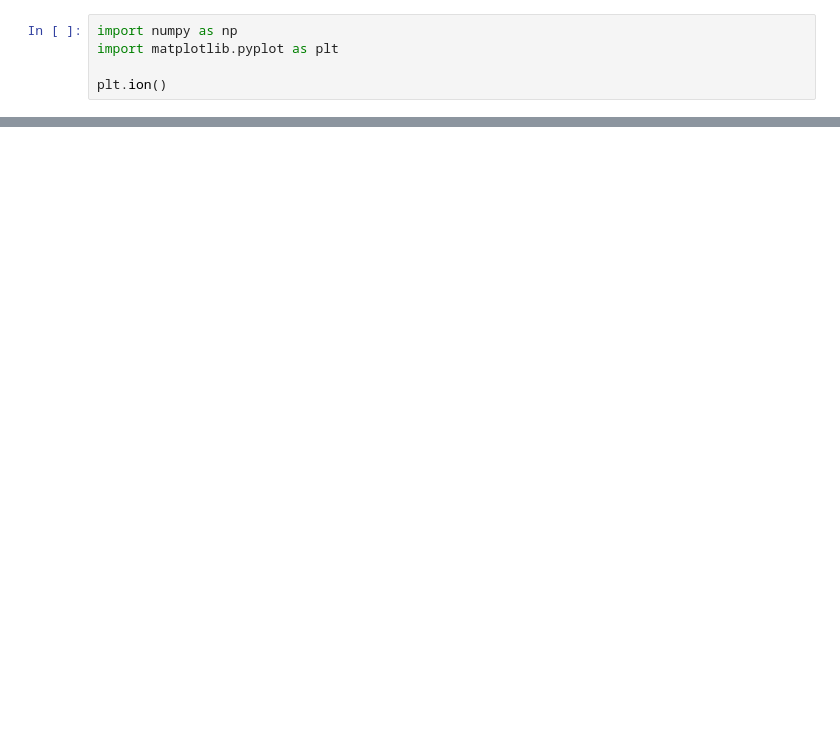
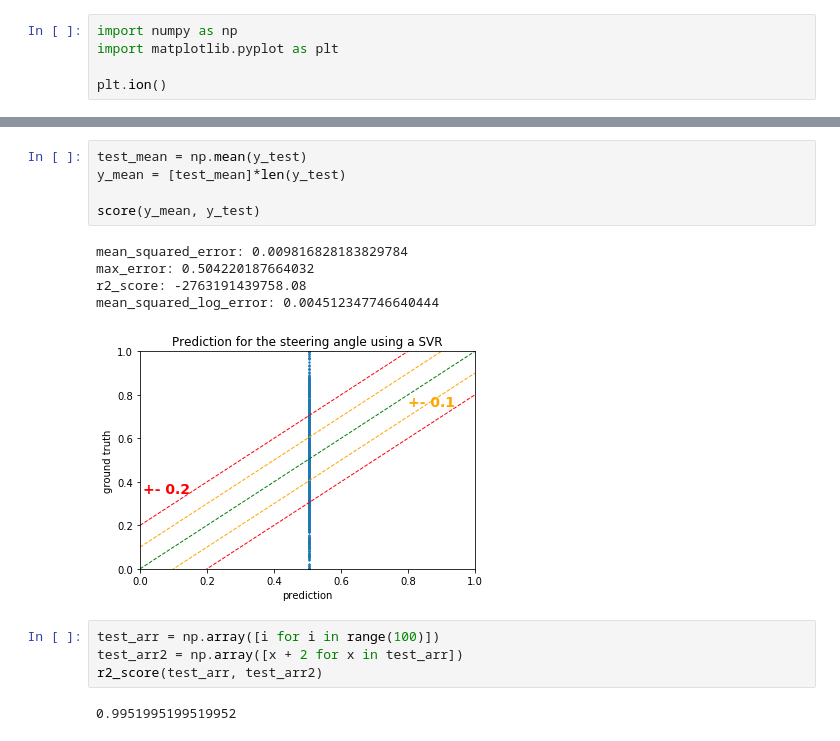
Before and after one commit to cs-isia-racer/self-driving-car-dataset, a Jupyter notebook: balance.ipynb, the cells around one changed output, grey strips where cells are left out. Cells and saved outputs as stored; diff of their text form; blank space fills up the shorter version.

```diff
--- a/balance.ipynb
+++ b/balance.ipynb
@@ -135,0 +65,17 @@ array([[-26.63917953]])
+# %%
+test_mean = np.mean(y_test)
+y_mean = [test_mean]*len(y_test)
+
+score(y_mean, y_test)
+# %% [output]
+mean_squared_error: 0.009816828183829784
+max_error: 0.504220187664032
+r2_score: -2763191439758.08
+mean_squared_log_error: 0.004512347746640444
+[figure, added]
+# %%
+test_arr = np.array([i for i in range(100)])
+test_arr2 = np.array([x + 2 for x in test_arr])
+r2_score(test_arr, test_arr2)
+# %% [output]
+0.9951995199519952
```
Also changed, not shown: parts of 36 cells of this notebook, 6 other files.
